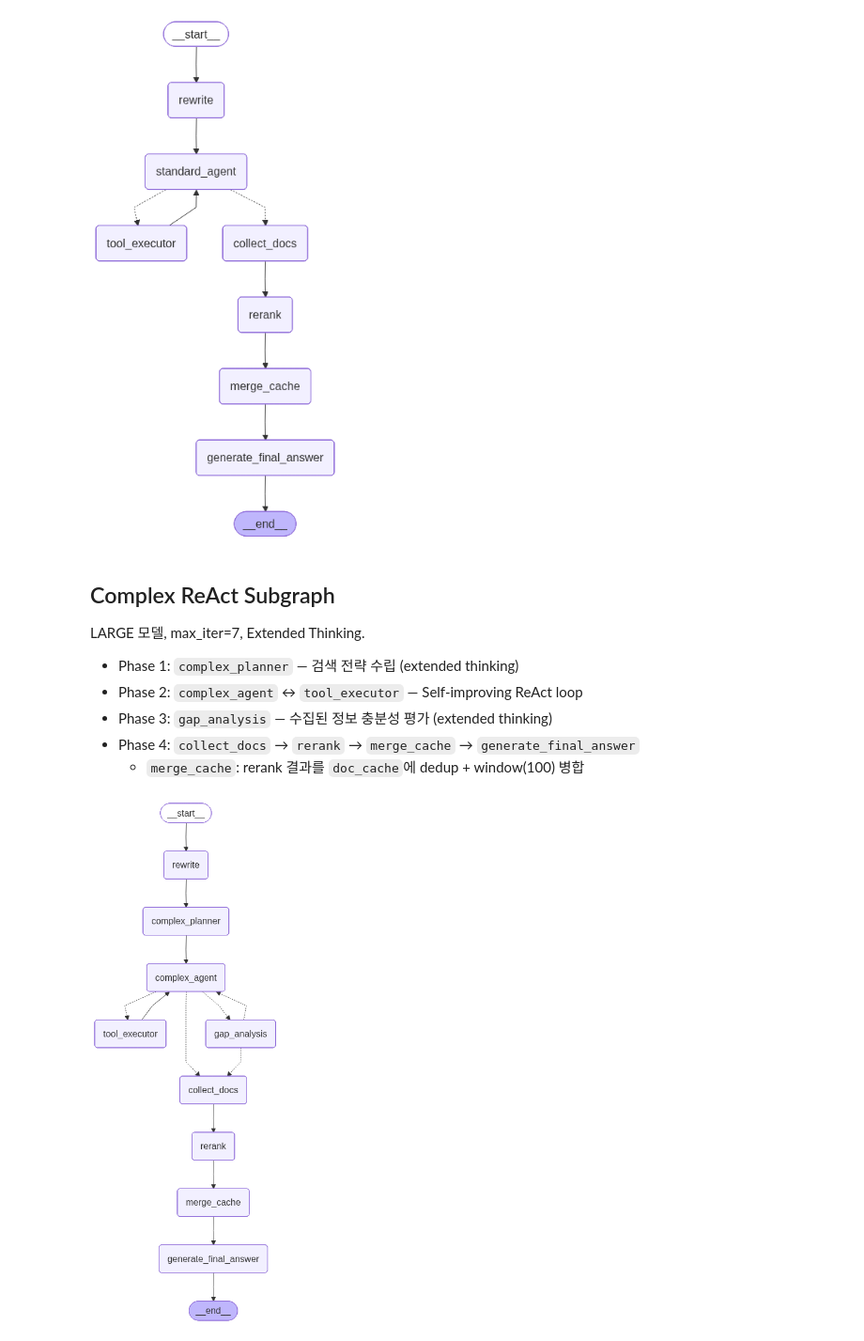
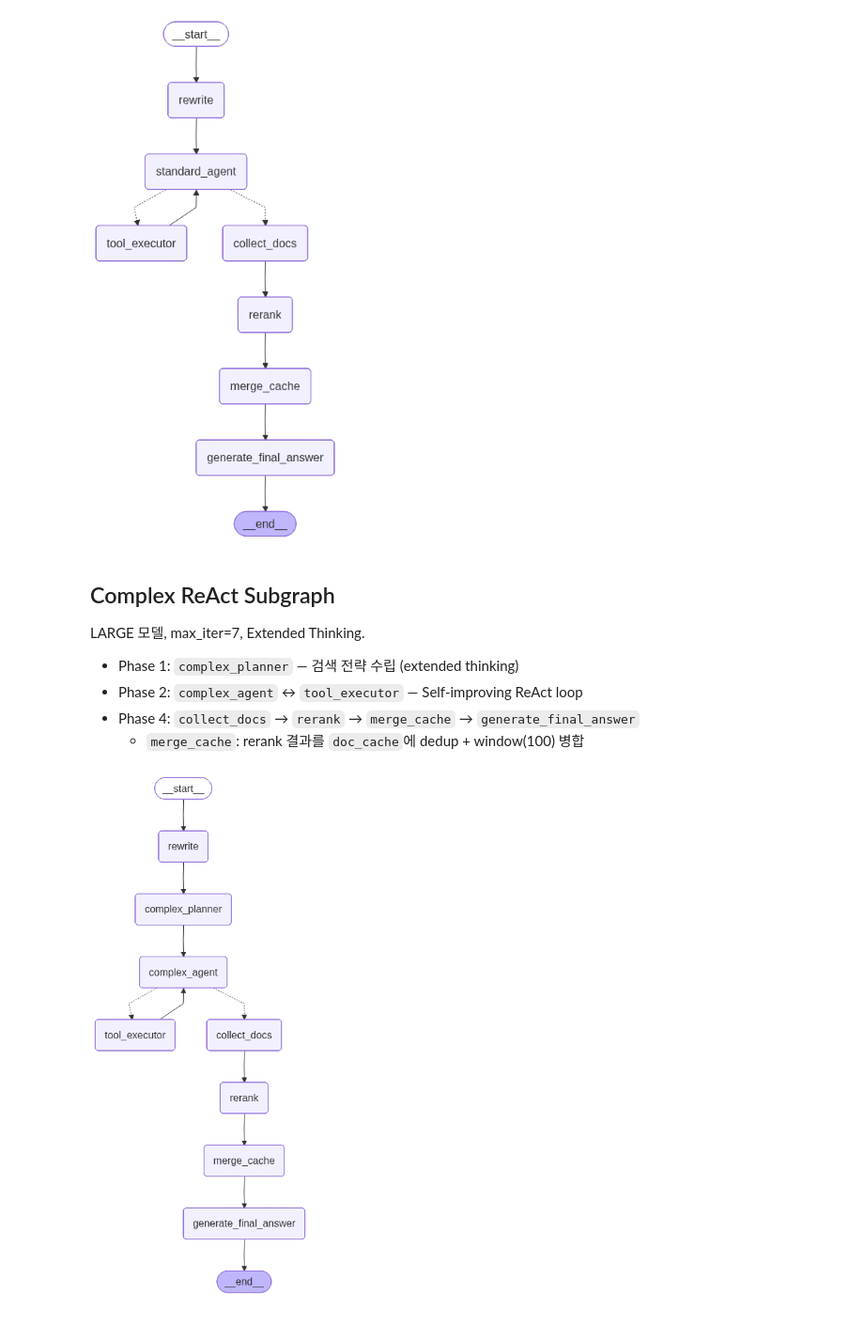
Before and after one commit to TeamCatchUp/catch-up, a Jupyter notebook: backend/notebook/graph_image.ipynb, the cells around one changed output. Shown at 94% size. Saved outputs shown, nothing was run; the diff lists cells and outputs as text; code cells hidden in the pictures.

Commit message:
refactor(backend): gap_analysis 노드 제거 및 legacy 전동

```diff
--- a/backend/notebook/graph_image.ipynb
+++ b/backend/notebook/graph_image.ipynb
@@ -129,7 +129,6 @@ display(Image(standard_graph.get_graph().draw_mermaid_png()))
 LARGE 모델, max_iter=7, Extended Thinking.
 - Phase 1: `complex_planner` — 검색 전략 수립 (extended thinking)
 - Phase 2: `complex_agent` ↔ `tool_executor` — Self-improving ReAct loop
-- Phase 3: `gap_analysis` — 수집된 정보 충분성 평가 (extended thinking)
 - Phase 4: `collect_docs` → `rerank` → `merge_cache` → `generate_final_answer`
   - `merge_cache`: rerank 결과를 `doc_cache`에 dedup + window(100) 병합
 # %%
@@ -142,47 +141,34 @@ def _route_complex_agent(state: AgentState) -> str:
     last = messages[-1] if messages else None
     if last and getattr(last, "tool_calls", None):
         return "tool_executor"
-    return "gap_analysis"
+    return "collect_docs"
 
 
-def _route_gap_analysis(state: AgentState) -> str:
-    pipeline_plan = state.get("pipeline_plan")
-    max_iterations = pipeline_plan.max_iterations if pipeline_plan else 7
-    agent_iteration = state.get("agent_iteration", 0)
-    gap_analysis = state.get("gap_analysis")
-    if gap_analysis is None or gap_analysis.is_sufficient or agent_iteration >= max_iterations:
-        return "collect_docs"
-    return "complex_agent"
 
 
 g = StateGraph(AgentState)
 for name in [
     "rewrite", "complex_planner", "complex_agent",
-    "tool_executor", "gap_analysis",
+    "tool_executor",
     "collect_docs", "rerank", "merge_cache", "generate_final_answer",
 ]:
     g.add_node(name, _noop)
 
 g.set_entry_point("rewrite")
 g.add_edge("rewrite", "complex_planner")
 g.add_edge("complex_planner", "complex_agent")
 g.add_conditional_edges(
     "complex_agent",
     _route_complex_agent,
-    {"tool_executor": "tool_executor", "gap_analysis": "gap_analysis", "collect_docs": "collect_docs"},
+    {"tool_executor": "tool_executor", "collect_docs": "collect_docs"},
 )
 g.add_edge("tool_executor", "complex_agent")
-g.add_conditional_edges(
-    "gap_analysis",
-    _route_gap_analysis,
-    {"complex_agent": "complex_agent", "collect_docs": "collect_docs"},
-)
 g.add_edge("collect_docs", "rerank")
 g.add_edge("rerank", "merge_cache")
 g.add_edge("merge_cache", "generate_final_answer")
 g.add_edge("generate_final_answer", END)
 
 complex_graph = g.compile()
 display(Image(complex_graph.get_graph().draw_mermaid_png()))
 # %% [output]
-[figure, old version]
+[figure, new version]
```
Also changed, not shown: 10 other files.
